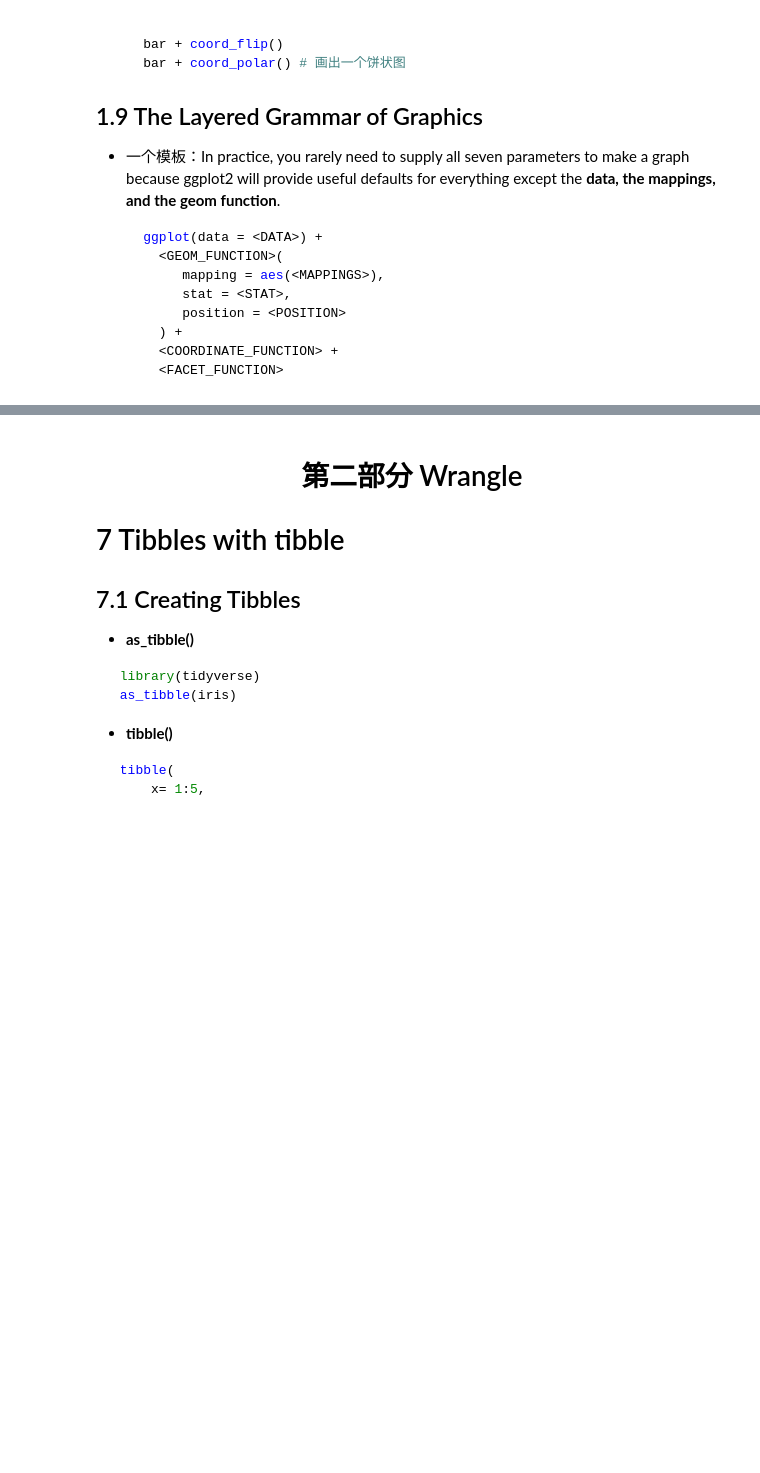
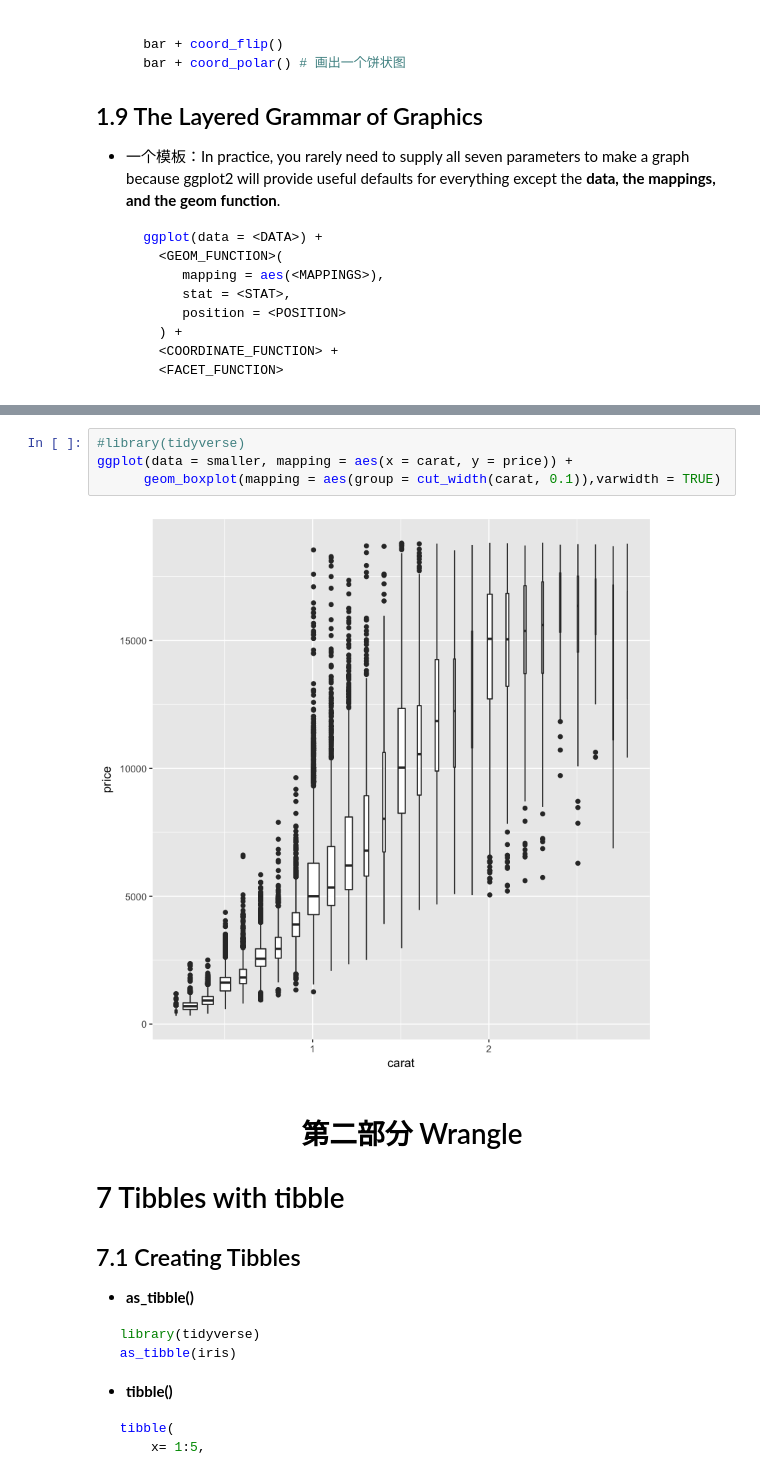
Before and after one commit to Harbes/python, a Jupyter notebook: R-project/R for Data Science.ipynb, the cells around one changed output, grey strips where cells are left out. Saved outputs shown, nothing was run; the diff lists cells and outputs as text; blank space fills up the shorter version.

```diff
--- a/R-project/R for Data Science.ipynb
+++ b/R-project/R for Data Science.ipynb
@@ -346,3 +631,9 @@ filter(df, is.na(x) | x > 1)
+# %%
+#library(tidyverse)
+ggplot(data = smaller, mapping = aes(x = carat, y = price)) +
+      geom_boxplot(mapping = aes(group = cut_width(carat, 0.1)),varwidth = TRUE)
+# %% [output]
+[figure, added]
 # %% [markdown]
 #  <center> 第二部分 Wrangle</center >
 # 7 Tibbles with tibble
```
Also changed, not shown: parts of 4 cells of this notebook, 1 other file.
